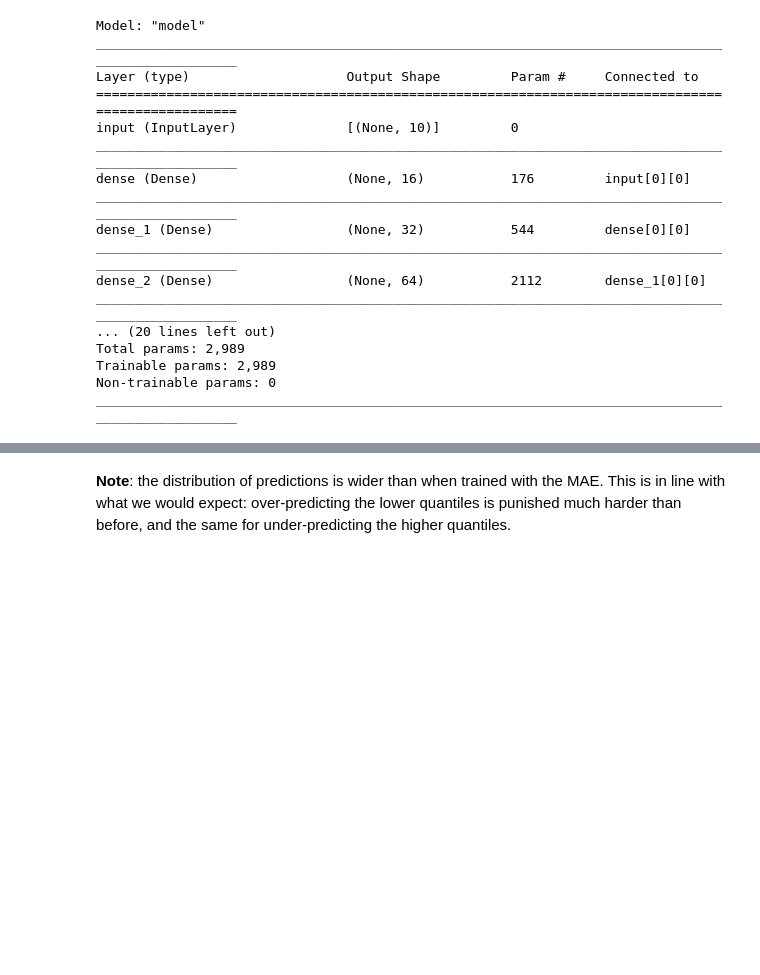
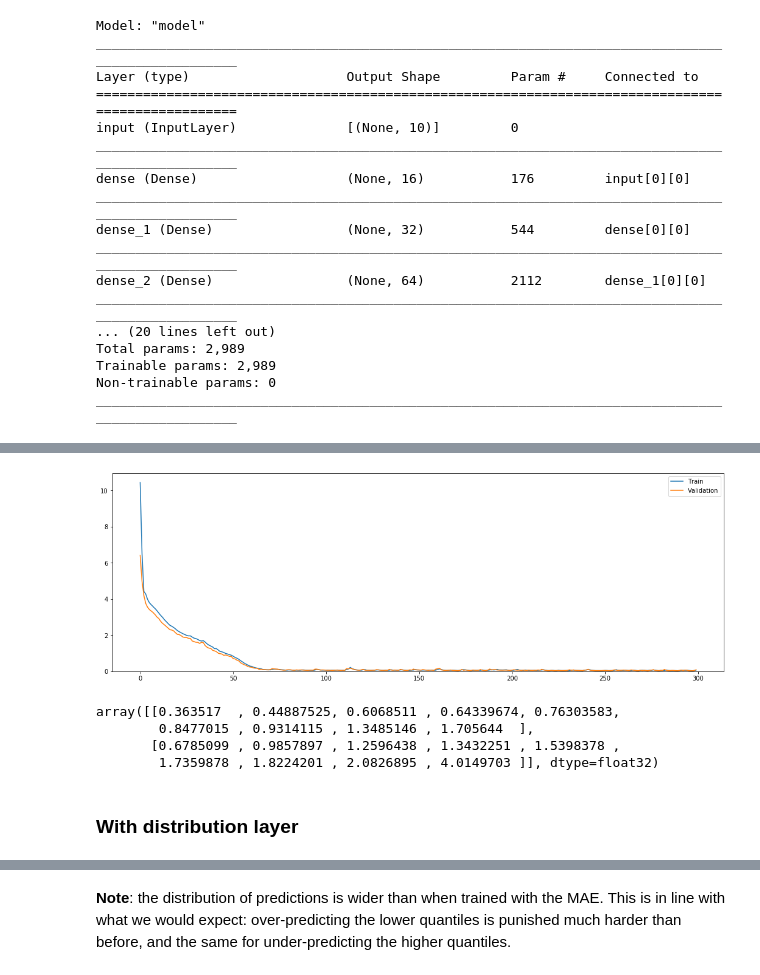
Before and after one commit to joeranbosma/M5Forecast, a Jupyter notebook: custom_layer/pinball_loss_keras.ipynb, the cells around one changed output, grey strips where cells are left out. Cells and saved outputs as stored; diff of their text form; code cells hidden in the pictures; blank space fills up the shorter version.

Commit message:
Lambda layer for Normal distribution

```diff
--- a/custom_layer/pinball_loss_keras.ipynb
+++ b/custom_layer/pinball_loss_keras.ipynb
@@ -354,3 +431,6 @@ Total params: 2,989
 Trainable params: 2,989
 Non-trainable params: 0
 __________________________________________________________________________________________________
+# %%
+history = model.fit(X_train, y_train_mo, epochs=300,
+                    validation_data=(X_val, y_val_mo))
@@ -356,0 +455,17 @@ ________________________________________________________________________________
+# %%
+plot_loss(history)
+# %% [output]
+[figure, added]
+# %%
+# predict validation set
+y_pred = model.predict(X_val)
+# revert multi output format to (n_samples, quantiles)
+y_pred = np.array(list(zip(*y_pred))).squeeze()
+y_pred[0:2]
+# %% [output]
+array([[0.363517  , 0.44887525, 0.6068511 , 0.64339674, 0.76303583,
+        0.8477015 , 0.9314115 , 1.3485146 , 1.705644  ],
+       [0.6785099 , 0.9857897 , 1.2596438 , 1.3432251 , 1.5398378 ,
+        1.7359878 , 1.8224201 , 2.0826895 , 4.0149703 ]], dtype=float32)
+# %% [markdown]
+### With distribution layer
```
Also changed, not shown: parts of 38 cells of this notebook.
